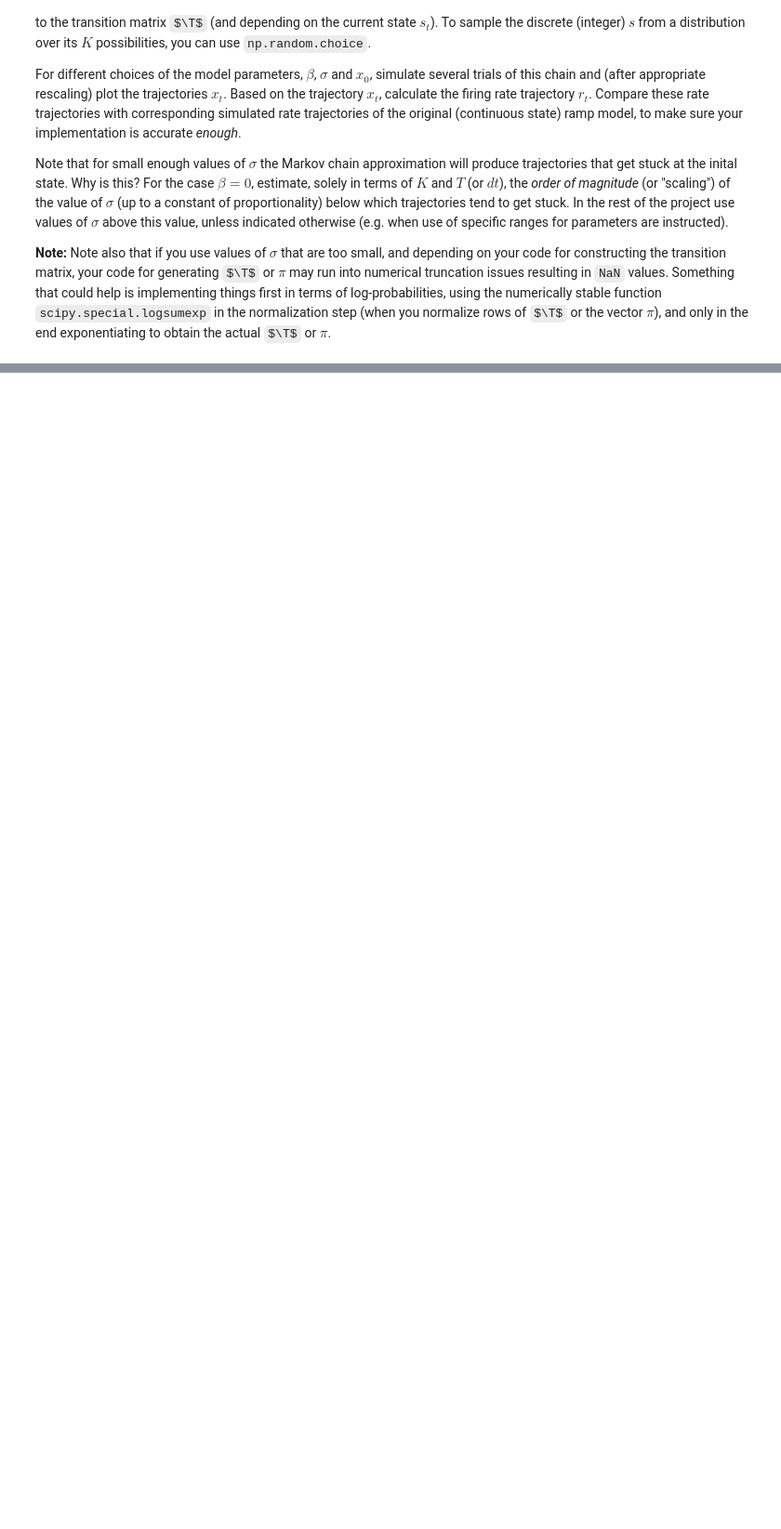
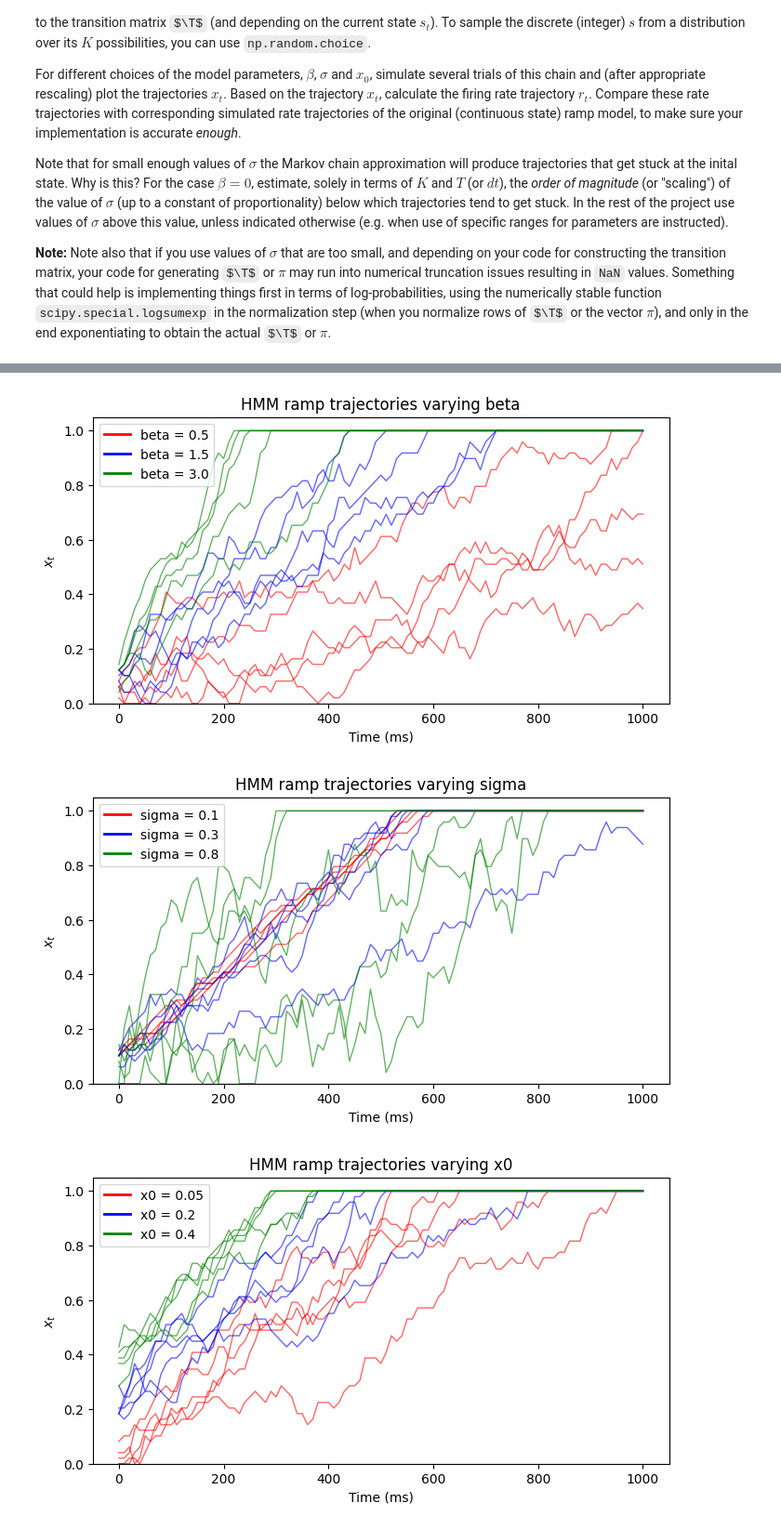
Before and after one commit to MYLO175/GG3-Mylo, a Jupyter notebook: GG3_project.ipynb, the cells around one changed output, grey strips where cells are left out. Shown at 93% size. Drawn from its saved outputs; the diff is of its cells as text; code cells hidden in the pictures; some formulas as TeX source; blank space fills up the shorter version.

```diff
--- a/GG3_project.ipynb
+++ b/GG3_project.ipynb
@@ -1590,0 +1700,63 @@ Note that for small enough values of $\sigma$ the Markov chain approximation wil
+# %%
+def plot_xt_sweep(param_name, values, colours, beta=1.5, sigma=0.3, x0=0.1,
+                  K=50, dt=0.01, time=1, n_trials=5):
+
+    plt.figure(figsize=(8, 4))
+
+    for value, colour in zip(values, colours):
+
+        beta_now = beta
+        sigma_now = sigma
+        x0_now = x0
+
+        if param_name == "beta":
+            beta_now = value
+        elif param_name == "sigma":
+            sigma_now = value
+        elif param_name == "x0":
+            x0_now = value
+
+        T, pi, grid = generate_T_and_pi(K, beta_now, sigma_now, x0_now, dt)
+
+        for trial in range(n_trials):
+            time_ms, x_path = simulate_hmm_ramp(T, pi, grid, time, dt)
+
+            plt.plot(
+                time_ms,
+                x_path,
+                color=colour,
+                alpha=0.6,
+                linewidth=1
+            )
+
+        plt.plot([], [], color=colour, linewidth=2, label=f"{param_name} = {value}")
+
+    plt.xlabel("Time (ms)")
+    plt.ylabel("$x_t$")
+    plt.ylim(0, 1.05)
+    plt.title(f"HMM ramp trajectories varying {param_name}")
+    plt.legend()
+    plt.show()
+
+
+plot_xt_sweep(
+    "beta",
+    [0.5, 1.5, 3.0],
+    colours=["red", "blue", "green"]
+)
+
+plot_xt_sweep(
+    "sigma",
+    [0.1, 0.3, 0.8],
+    colours=["red", "blue", "green"]
+)
+
+plot_xt_sweep(
+    "x0",
+    [0.05, 0.2, 0.4],
+    colours=["red", "blue", "green"]
+)
+# %% [output]
+[figure, added]
+[figure, added]
+[figure, added]
```
Also changed, not shown: parts of 6 cells of this notebook.
